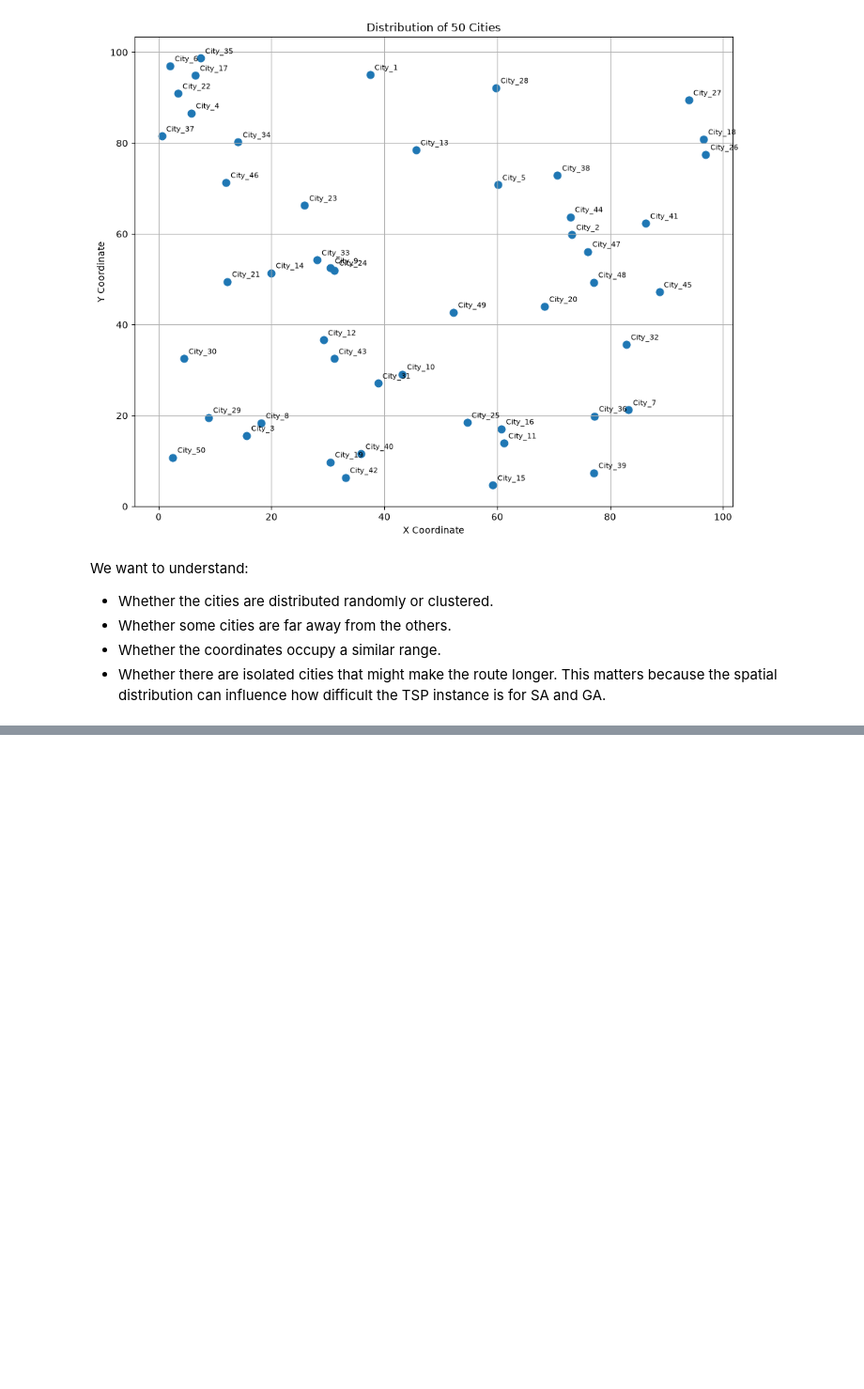
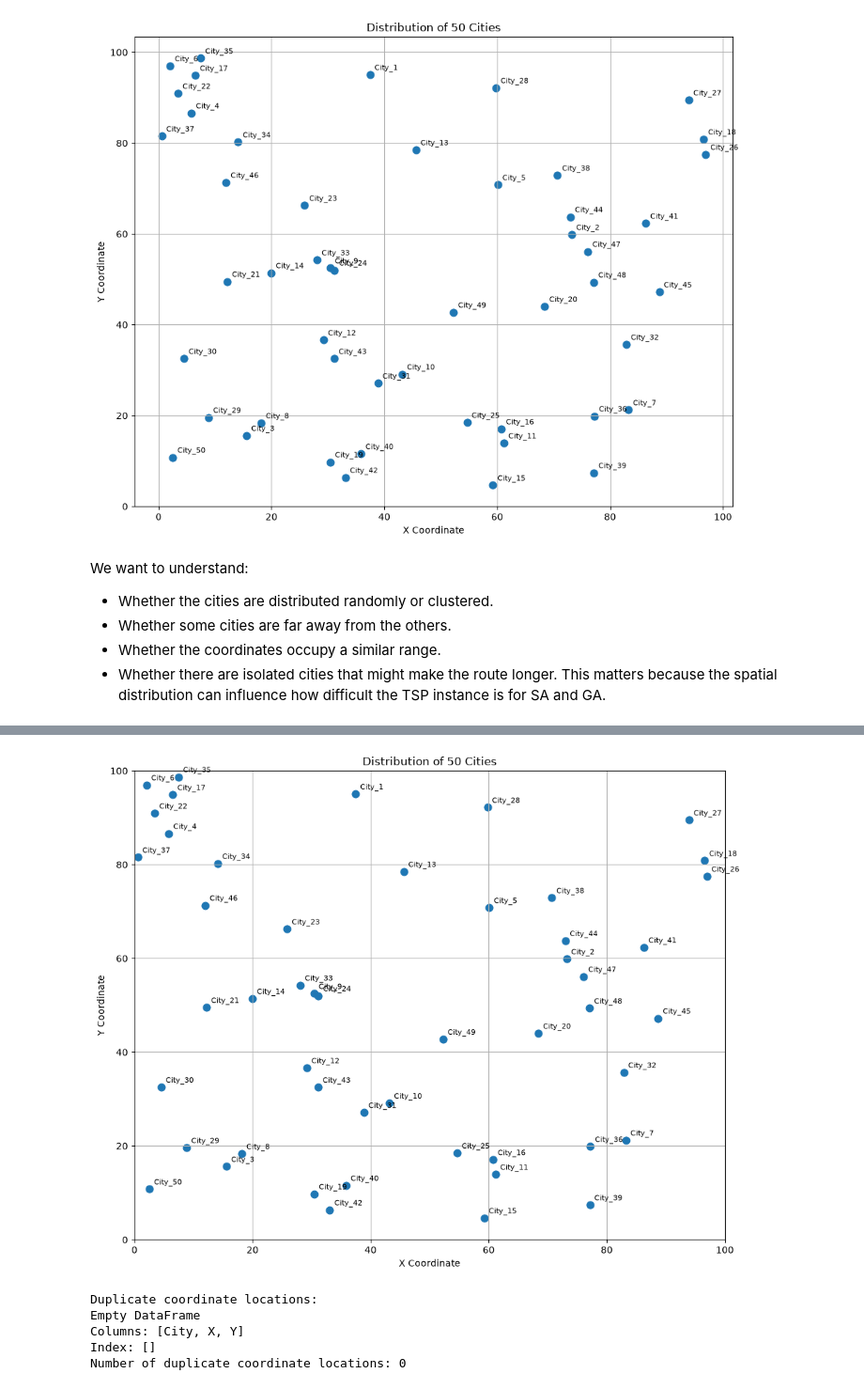
Before and after one commit to syborg2290/tsp-search-optimisation, a Jupyter notebook: notebooks/01_data_exploration.ipynb, the cells around one changed output, grey strips where cells are left out. Shown at 94% size. Saved outputs shown, nothing was run; the diff lists cells and outputs as text; code cells hidden in the pictures; blank space fills up the shorter version.

```diff
--- a/notebooks/01_data_exploration.ipynb
+++ b/notebooks/01_data_exploration.ipynb
@@ -53,0 +85,54 @@ This matters because the spatial distribution can influence how difficult the TS
+# %%
+import matplotlib.pyplot as plt
+
+plt.figure(figsize=(10, 8))
+
+plt.scatter(
+    cities["X"],
+    cities["Y"],
+    s=60,
+    marker="o"
+)
+
+# Label each city
+for _, city in cities.iterrows():
+    plt.annotate(
+        city["City"],
+        (city["X"], city["Y"]),
+        xytext=(5, 5),
+        textcoords="offset points",
+        fontsize=8
+    )
+
+plt.title("Distribution of 50 Cities")
+plt.xlabel("X Coordinate")
+plt.ylabel("Y Coordinate")
+
+plt.xlim(0, 100)
+plt.ylim(0, 100)
+
+plt.grid(True)
+plt.tight_layout()
+plt.show()
+
+duplicate_coordinates = cities[
+    cities.duplicated(
+        subset=["X", "Y"],
+        keep=False
+    )
+]
+
+print("Duplicate coordinate locations:")
+print(duplicate_coordinates)
+
+print(
+    "Number of duplicate coordinate locations:",
+    len(duplicate_coordinates)
+)
+# %% [output]
+[figure, added]
+Duplicate coordinate locations:
+Empty DataFrame
+Columns: [City, X, Y]
+Index: []
+Number of duplicate coordinate locations: 0
```
Also changed, not shown: parts of 6 cells of this notebook, 4 other files.
